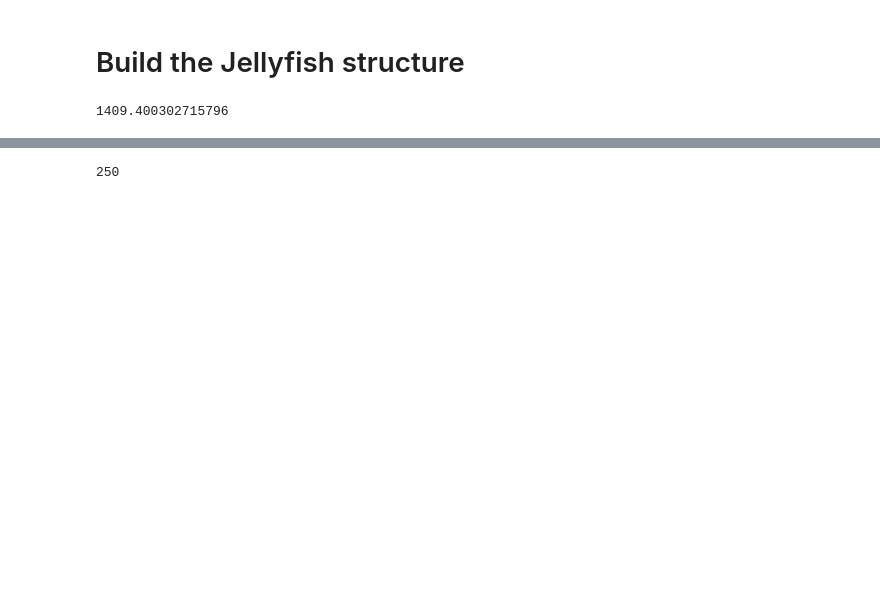
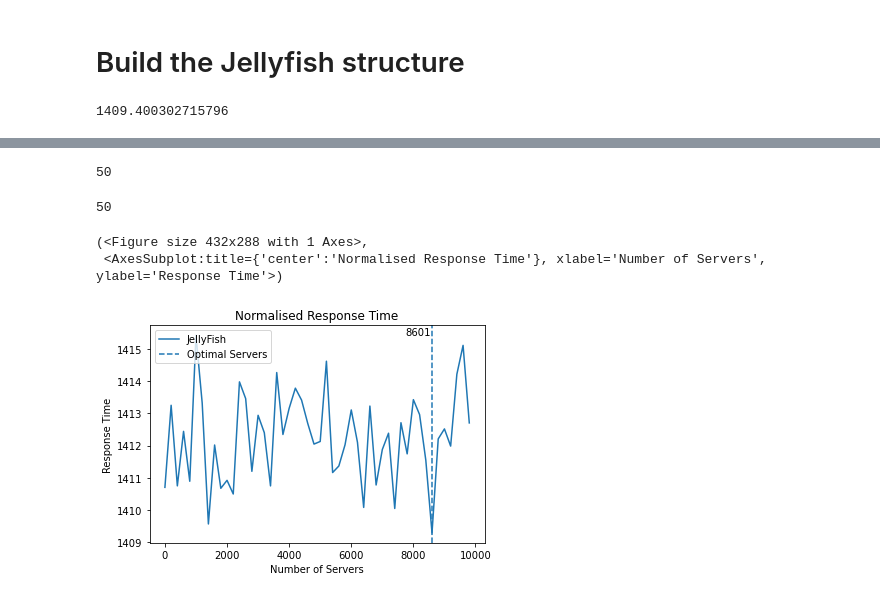
Before and after one commit to jonasbarth/nbd-2023-hw-1, a Jupyter notebook: jelly.ipynb, the cells around one changed output, grey strips where cells are left out. Drawn from its saved outputs; the diff is of its cells as text; code cells hidden in the pictures; blank space fills up the shorter version.

```diff
--- a/jelly.ipynb
+++ b/jelly.ipynb
@@ -155,4 +136,0 @@ len(servers)
-# %%
-len(responses)
-# %% [output]
-250
@@ -163 +151,17 @@ plot_response_time(servers, responses, ["JellyFish"], [servers[np.argmin(respons
+# %%
+len(servers)
+# %% [output]
+50
+# %%
+len(responses)
+# %% [output]
+50
+# %%
+responses = [np.array(responses)]
+
+plot_response_time(servers, responses, ["JellyFish"], [servers[np.argmin(responses)]])
+# %% [output]
+(<Figure size 432x288 with 1 Axes>,
+ <AxesSubplot:title={'center':'Normalised Response Time'}, xlabel='Number of Servers', ylabel='Response Time'>)
+[figure, added]
 # %%
```
Also changed, not shown: parts of 12 cells of this notebook.
